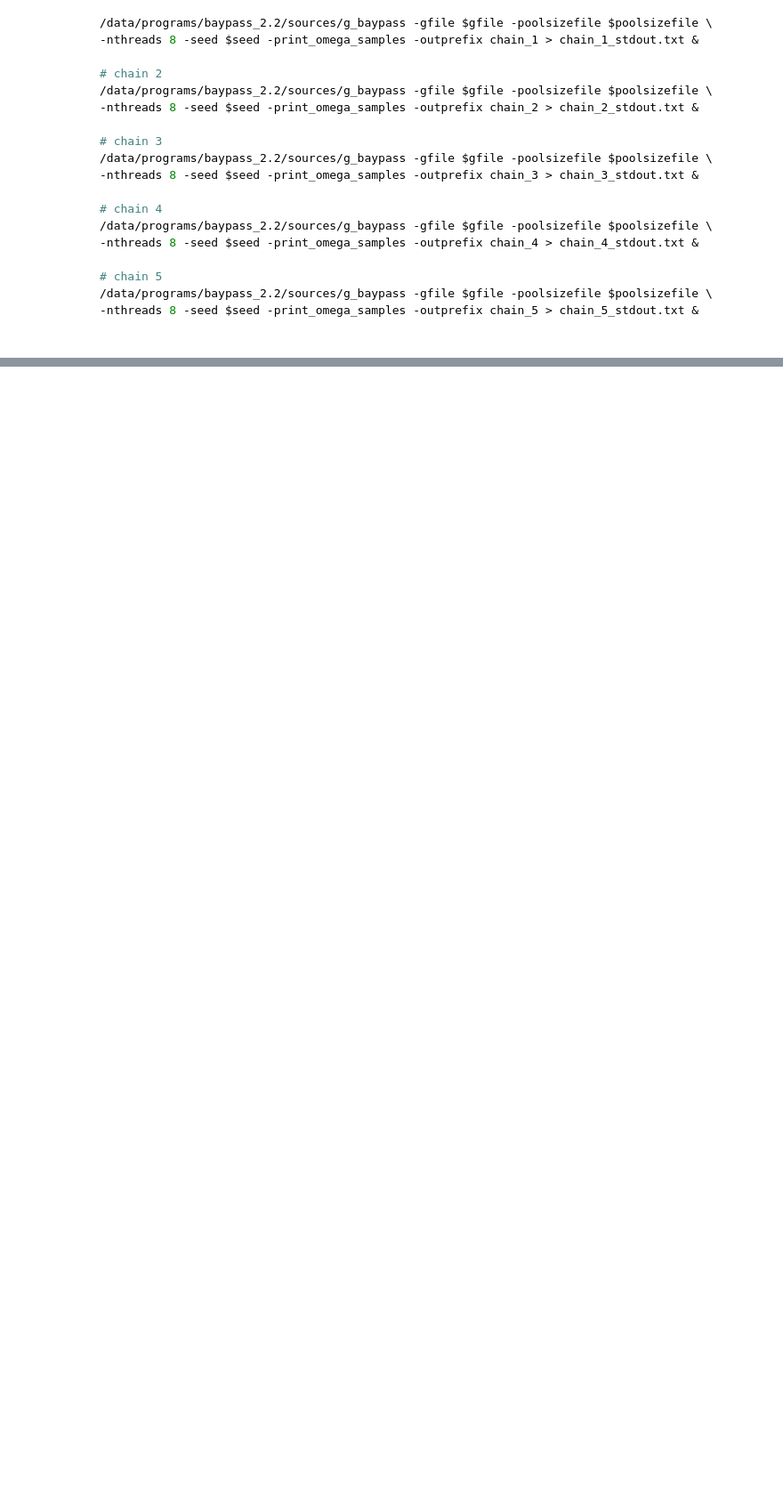
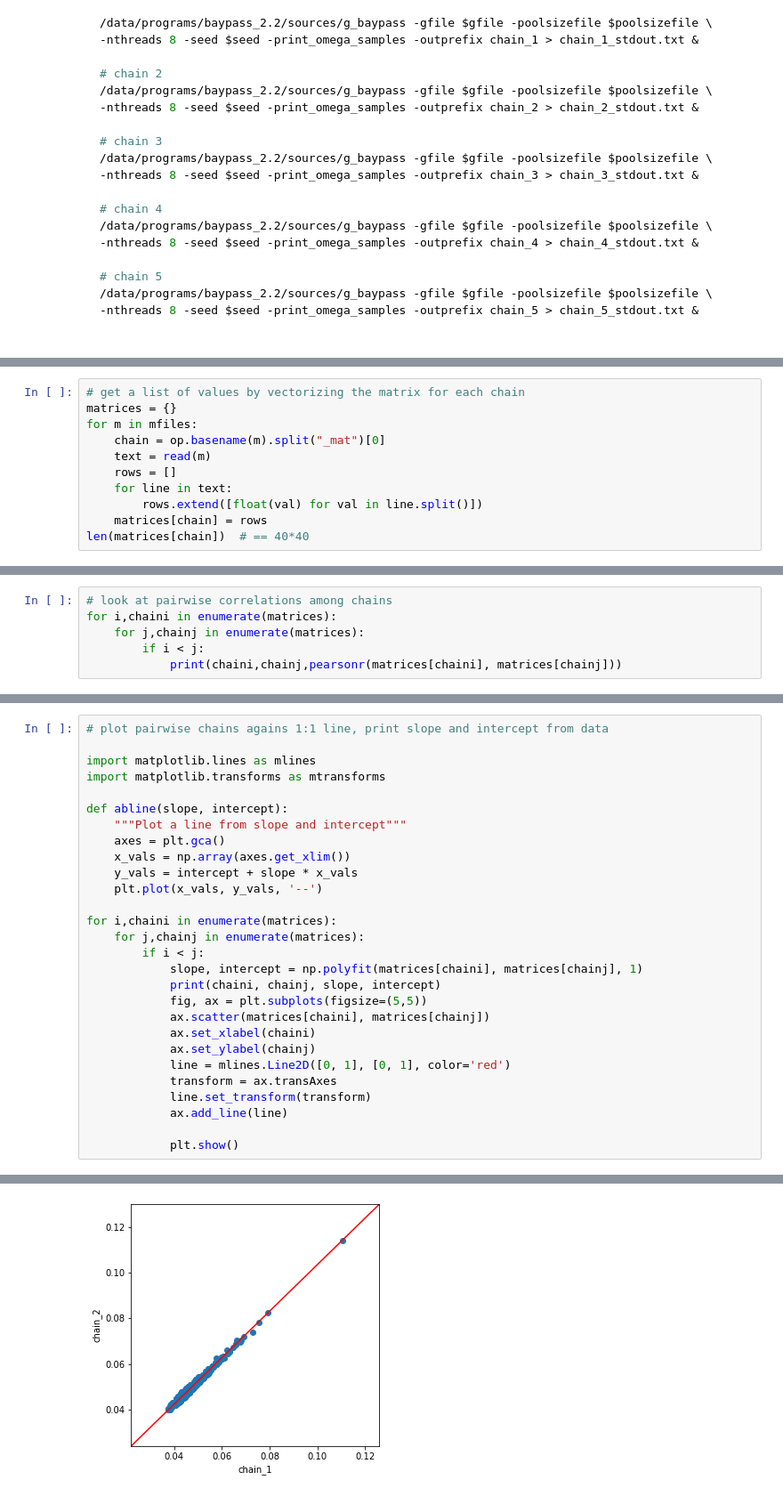
Before and after one commit to CoAdapTree/jack_pine_analyses, a Jupyter notebook: 002_JP_pooled_pangenome_GEA.ipynb, the cells around one changed output, grey strips where cells are left out. Shown at 89% size. Cells and saved outputs as stored; diff of their text form; blank space fills up the shorter version.

```diff
--- a/002_JP_pooled_pangenome_GEA.ipynb
+++ b/002_JP_pooled_pangenome_GEA.ipynb
@@ -209,0 +243,11 @@ export poolsizefile="/lu213/brandon.lind/projects/pool_seq/pangenome/JP_pangenom
+# %%
+# get a list of values by vectorizing the matrix for each chain
+matrices = {}
+for m in mfiles:
+    chain = op.basename(m).split("_mat")[0]
+    text = read(m)
+    rows = []
+    for line in text:
+        rows.extend([float(val) for val in line.split()])
+    matrices[chain] = rows
+len(matrices[chain])  # == 40*40
@@ -209,0 +258,6 @@ export poolsizefile="/lu213/brandon.lind/projects/pool_seq/pangenome/JP_pangenom
+# %%
+# look at pairwise correlations among chains
+for i,chaini in enumerate(matrices):
+    for j,chainj in enumerate(matrices):
+        if i < j:
+            print(chaini,chainj,pearsonr(matrices[chaini], matrices[chainj]))
@@ -209,0 +275,29 @@ export poolsizefile="/lu213/brandon.lind/projects/pool_seq/pangenome/JP_pangenom
+# %%
+# plot pairwise chains agains 1:1 line, print slope and intercept from data
+
+import matplotlib.lines as mlines
+import matplotlib.transforms as mtransforms
+
+def abline(slope, intercept):
+    """Plot a line from slope and intercept"""
+    axes = plt.gca()
+    x_vals = np.array(axes.get_xlim())
+    y_vals = intercept + slope * x_vals
+    plt.plot(x_vals, y_vals, '--')
+
+for i,chaini in enumerate(matrices):
+    for j,chainj in enumerate(matrices):
+        if i < j:
+            slope, intercept = np.polyfit(matrices[chaini], matrices[chainj], 1)
+            print(chaini, chainj, slope, intercept)
+            fig, ax = plt.subplots(figsize=(5,5))
+            ax.scatter(matrices[chaini], matrices[chainj])
+            ax.set_xlabel(chaini)
+            ax.set_ylabel(chainj)
+            line = mlines.Line2D([0, 1], [0, 1], color='red')
+            transform = ax.transAxes
+            line.set_transform(transform)
+            ax.add_line(line)
+
+            plt.show()
+# %% [output]
@@ -209,0 +305 @@ export poolsizefile="/lu213/brandon.lind/projects/pool_seq/pangenome/JP_pangenom
+[figure, added]
```
Also changed, not shown: parts of 90 cells of this notebook.
